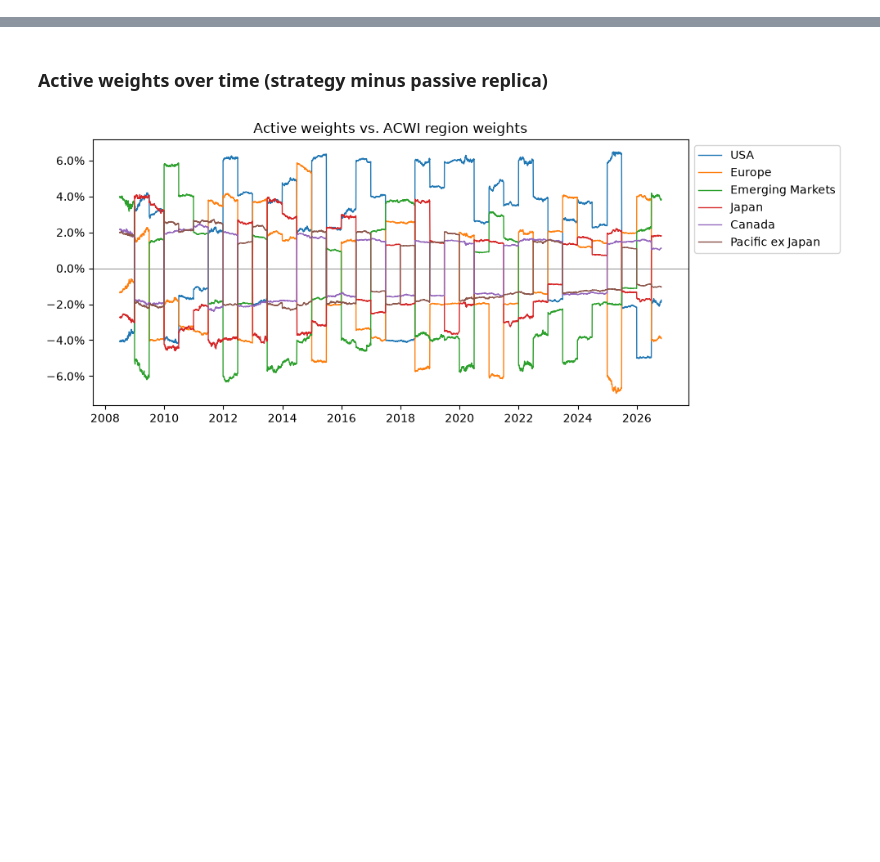
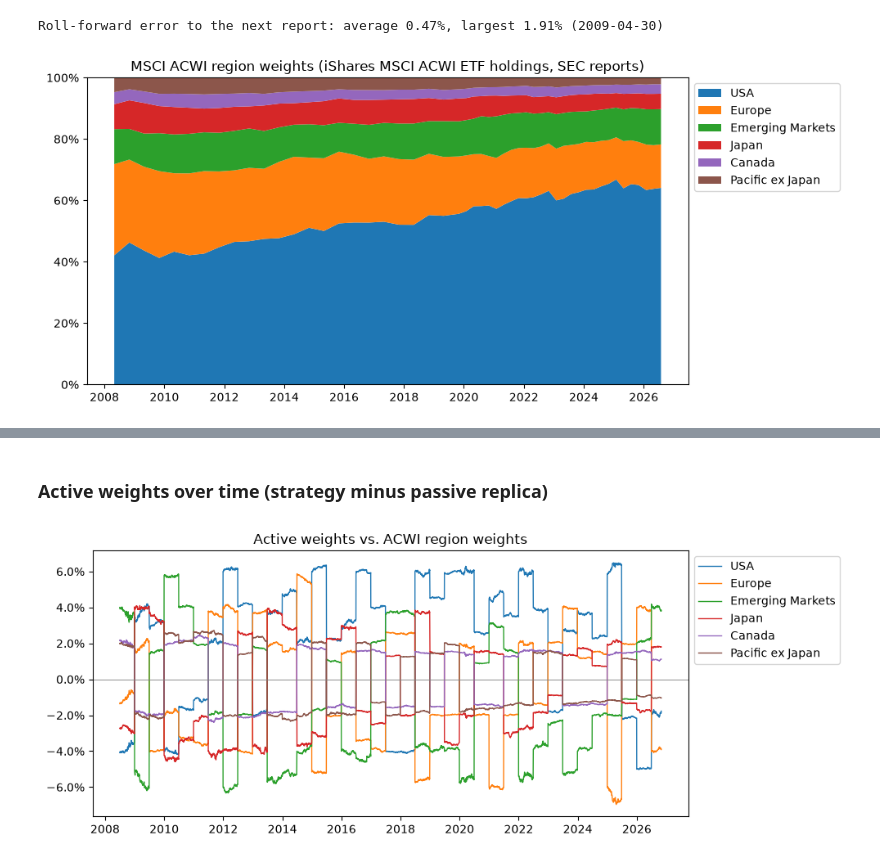
Before and after one commit to donderfelix-spec/fm_group, a Jupyter notebook: notebook/regional_momentum.ipynb, the cells around one changed output, grey strips where cells are left out. Drawn from its saved outputs; the diff is of its cells as text; code cells hidden in the pictures; blank space fills up the shorter version.

```diff
--- a/notebook/regional_momentum.ipynb
+++ b/notebook/regional_momentum.ipynb
@@ -605,0 +623,22 @@ plt.show()
+# %%
+errors = {}
+dates = acwi_weights.index
+for previous, current in zip(dates[:-1], dates[1:]):
+    rolled, _ = acwi_weights_on(current, acwi_weights.loc[:previous], region_prices(prices))
+    actual = acwi_weights.loc[current, REGIONS].astype(float)
+    errors[current] = (rolled - actual).abs().sum() / 2
+errors = pd.Series(errors)
+print(f"Roll-forward error to the next report: average {errors.mean():.2%}, largest {errors.max():.2%} ({errors.idxmax().date()})")
+
+fig, ax = plt.subplots(figsize=(10, 4.5))
+ax.stackplot(dates, acwi_weights[REGIONS].T.astype(float), labels=REGIONS)
+ax.set_title("MSCI ACWI region weights (iShares MSCI ACWI ETF holdings, SEC reports)")
+ax.yaxis.set_major_formatter(mtick.PercentFormatter(1.0))
+ax.set_ylim(0, 1)
+ax.legend(loc="upper left", bbox_to_anchor=(1, 1))
+fig.tight_layout()
+fig.savefig(OUTPUT / "fig_acwi_weights.png", dpi=200)
+plt.show()
+# %% [output]
+Roll-forward error to the next report: average 0.47%, largest 1.91% (2009-04-30)
+[figure, added]
```
Also changed, not shown: parts of 61 cells of this notebook, 2 other files.
